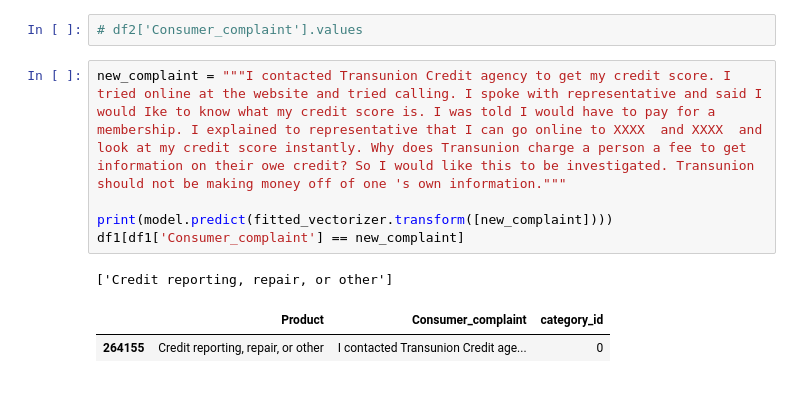
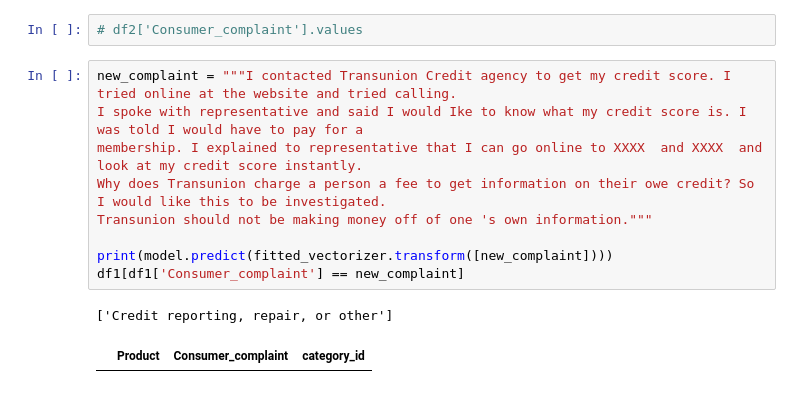
Before and after one commit to Abhishek-0899/Kaiburr-Assessment, a Jupyter notebook: Kaiburr_Assessment.ipynb, the cells around one changed output. Cells and saved outputs as stored; diff of their text form.

```diff
--- a/Kaiburr_Assessment.ipynb
+++ b/Kaiburr_Assessment.ipynb
@@ -474,11 +474,14 @@ model = LinearSVC().fit(tfidf_vectorizer_vectors, y_train)
 # %%
 # df2['Consumer_complaint'].values
 # %%
-new_complaint = """I contacted Transunion Credit agency to get my credit score. I tried online at the website and tried calling. I spoke with representative and said I would Ike to know what my credit score is. I was told I would have to pay for a membership. I explained to representative that I can go online to XXXX  and XXXX  and look at my credit score instantly. Why does Transunion charge a person a fee to get information on their owe credit? So I would like this to be investigated. Transunion should not be making money off of one 's own information."""
+new_complaint = """I contacted Transunion Credit agency to get my credit score. I tried online at the website and tried calling.
+I spoke with representative and said I would Ike to know what my credit score is. I was told I would have to pay for a
+membership. I explained to representative that I can go online to XXXX  and XXXX  and look at my credit score instantly.
+Why does Transunion charge a person a fee to get information on their owe credit? So I would like this to be investigated.
+Transunion should not be making money off of one 's own information."""
 
 print(model.predict(fitted_vectorizer.transform([new_complaint])))
 df1[df1['Consumer_complaint'] == new_complaint]
 # %% [output]
 ['Credit reporting, repair, or other']
 |  | Product | Consumer_complaint | category_id |
-| 264155 | Credit reporting, repair, or other | I contacted Transunion Credit age... | 0 |
```
Also changed, not shown: parts of 2 cells of this notebook.
